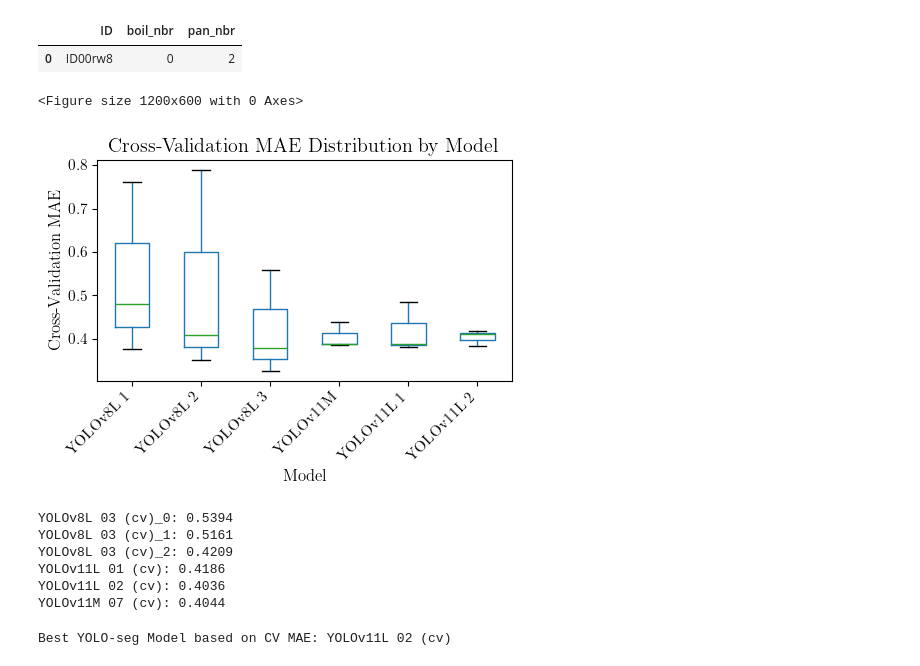
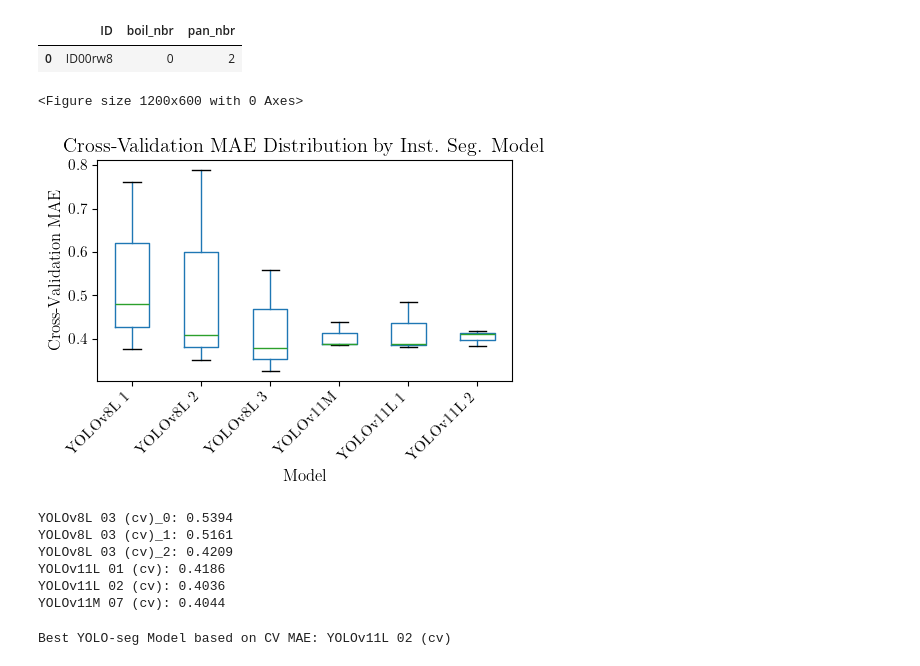
Before and after one commit to Hugoverissimo21/SolarPanel-DLCounter, a Jupyter notebook: ModelSelection.ipynb, the cells around one changed output. Drawn from its saved outputs; the diff is of its cells as text; code cells hidden in the pictures.

Commit message:
results box plot

```diff
--- a/ModelSelection.ipynb
+++ b/ModelSelection.ipynb
@@ -221,35 +221,35 @@ for model, results in maes.items():
         records.append({'Model': model, 'MAE': mae})
 df = pd.DataFrame(records)
 models_x = {"YOLOv11L 01 (cv)": "YOLOv11L 1",
             "YOLOv11L 02 (cv)": "YOLOv11L 2",
             "YOLOv11M 07 (cv)": "YOLOv11M",
             "YOLOv8L 03 (cv)_0": "YOLOv8L 1",
             "YOLOv8L 03 (cv)_1": "YOLOv8L 2",
             "YOLOv8L 03 (cv)_2": "YOLOv8L 3"}
 df["Model_x"] = df["Model"].map(models_x)
 
 custom_order = ['YOLOv8L 1', 'YOLOv8L 2', 'YOLOv8L 3', 'YOLOv11M', 'YOLOv11L 1', 'YOLOv11L 2']
 df['Model_x'] = pd.Categorical(df['Model_x'], categories=custom_order, ordered=True)
 
 df_sorted = df.sort_values('Model_x')
 
 # Plot the boxplot
 plt.figure(figsize=(12, 6))
 df_sorted.boxplot(by='Model_x', column='MAE', grid=False)
 plt.xticks(rotation=45, ha='right')
-plt.title('Cross-Validation MAE Distribution by Model')
+plt.title('Cross-Validation MAE Distribution by Inst. Seg. Model')
 plt.suptitle('')  # Remove the default title
 plt.ylabel('Cross-Validation MAE')
 plt.xlabel('Model')
 plt.tight_layout()
 #plt.savefig("assets/model02_mae_boxplot.png", transparent=True)
 plt.show()
 
 for model, results in maes.items():
     print(f"{model}: {np.mean(list(results.values())):.4f}")
 # %% [output]
 <Figure size 1200x600 with 0 Axes>
-[figure, old version]
+[figure, new version]
 YOLOv8L 03 (cv)_0: 0.5394
 YOLOv8L 03 (cv)_1: 0.5161
 YOLOv8L 03 (cv)_2: 0.4209
```
Also changed, not shown: parts of 4 cells of this notebook, 3 other files.
